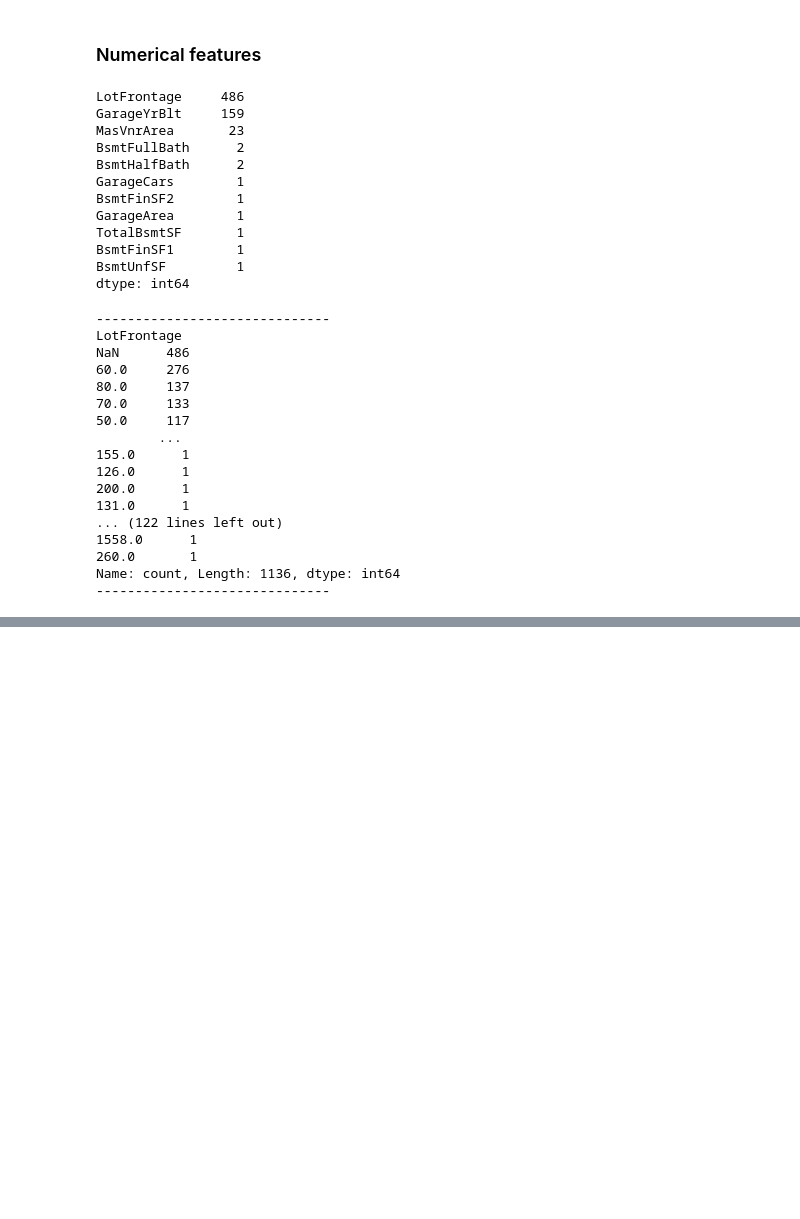
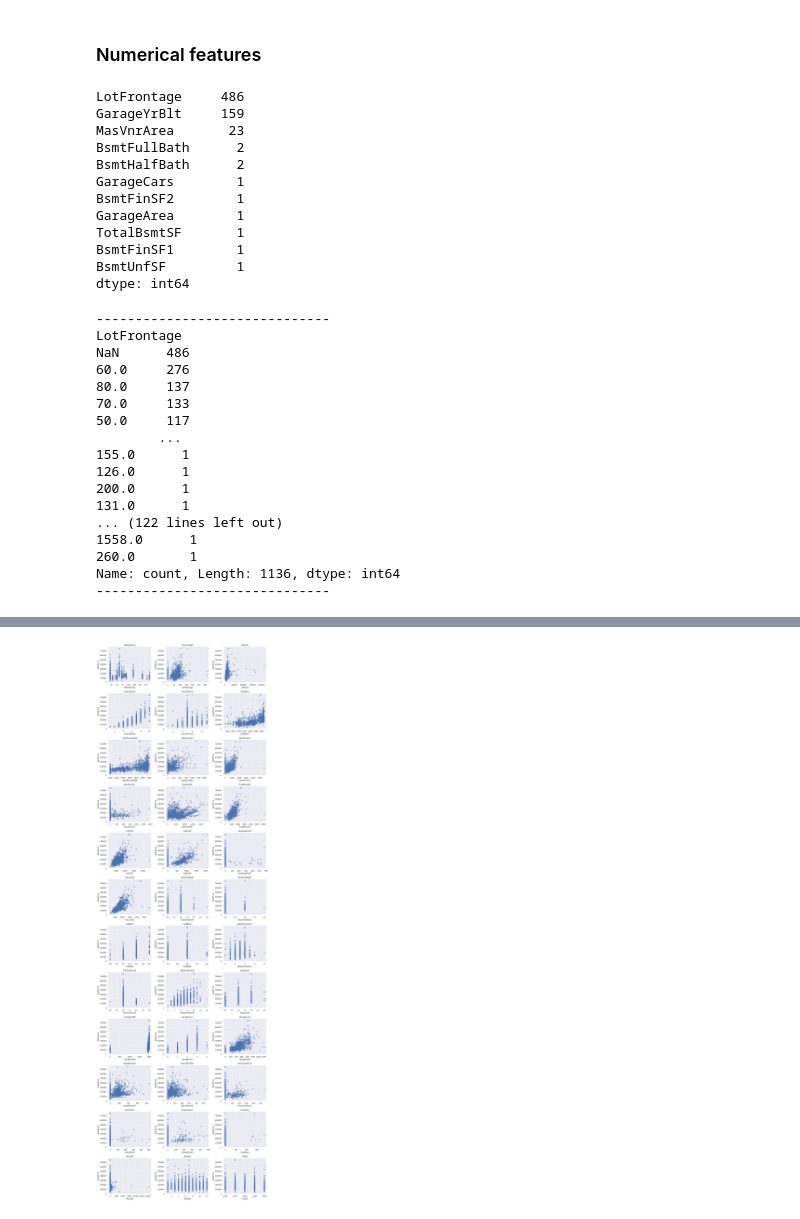
Before and after one commit to ianlopezdiaz/kaggle-house-prices, a Jupyter notebook: 1_EDA.ipynb, the cells around one changed output, grey strips where cells are left out. Saved outputs shown, nothing was run; the diff lists cells and outputs as text; code cells hidden in the pictures; blank space fills up the shorter version.

```diff
--- a/1_EDA.ipynb
+++ b/1_EDA.ipynb
@@ -137,6 +137,7 @@ Many preprocessing steps must be applied consistently to both datasets. For expl
 The target variable (`SalePrice`) is excluded because it is only available in the training data.
 # %%
 X_train = df_train.drop(columns="SalePrice")
+y_train = df_train["SalePrice"]
 
 df_full = pd.concat(
     [X_train, df_test],
@@ -380,7 +381,10 @@ list_na_is_mode = [
     "Exterior1st",
 ]
 for column in list_na_is_mode:
-    df_full[column] = df_full[column].fillna(df_full[column].mode()[0])
+    fill_with_mode = df_train[column].mode()[0]
+    df_full[column] = df_full[column].fillna(fill_with_mode)
+    df_train[column] = df_train[column].fillna(fill_with_mode)
+    df_test[column] = df_test[column].fillna(fill_with_mode)
 # %% [markdown]
 
 ### Numerical features
@@ -429,0 +440,6 @@ Name: count, Length: 1136, dtype: int64
+# %%
+# Fill missing values with 0
+for column in df_missing_numerical.index:
+    df_full[column] = df_full[column].fillna(0)
+    df_train[column] = df_train[column].fillna(0)
+    df_test[column] = df_test[column].fillna(0)
@@ -429,0 +448,4 @@ Name: count, Length: 1136, dtype: int64
+# %%
+df_full["GarageYrBlt"] = df_full["GarageYrBlt"].replace(2207, 2007)
+df_train["GarageYrBlt"] = df_train["GarageYrBlt"].replace(2207, 2007)
+df_test["GarageYrBlt"] = df_test["GarageYrBlt"].replace(2207, 2007)
@@ -429,0 +458,32 @@ Name: count, Length: 1136, dtype: int64
+# %%
+# Scatterplots for all features
+cols = df_numerical.columns
+n_cols = 3
+n_rows = math.ceil(len(cols) / n_cols)
+
+fig, axes = plt.subplots(
+    n_rows,
+    n_cols,
+    figsize=(5 * n_cols, 4 * n_rows)
+)
+
+axes = axes.flatten()
+for i, col in enumerate(cols):
+    axes[i].scatter(
+        df_train[col],
+        y_train,
+        alpha=0.5
+    )
+
+    axes[i].set_title(col)
+    axes[i].set_xlabel(col)
+    axes[i].set_ylabel("SalePrice")
+
+# Hide unused axes
+for j in range(i + 1, len(axes)):
+    axes[j].set_visible(False)
+
+plt.tight_layout()
+plt.show()
+# %% [output]
+[figure, added]
```
Also changed, not shown: parts of 7 cells of this notebook, 6 other files.
